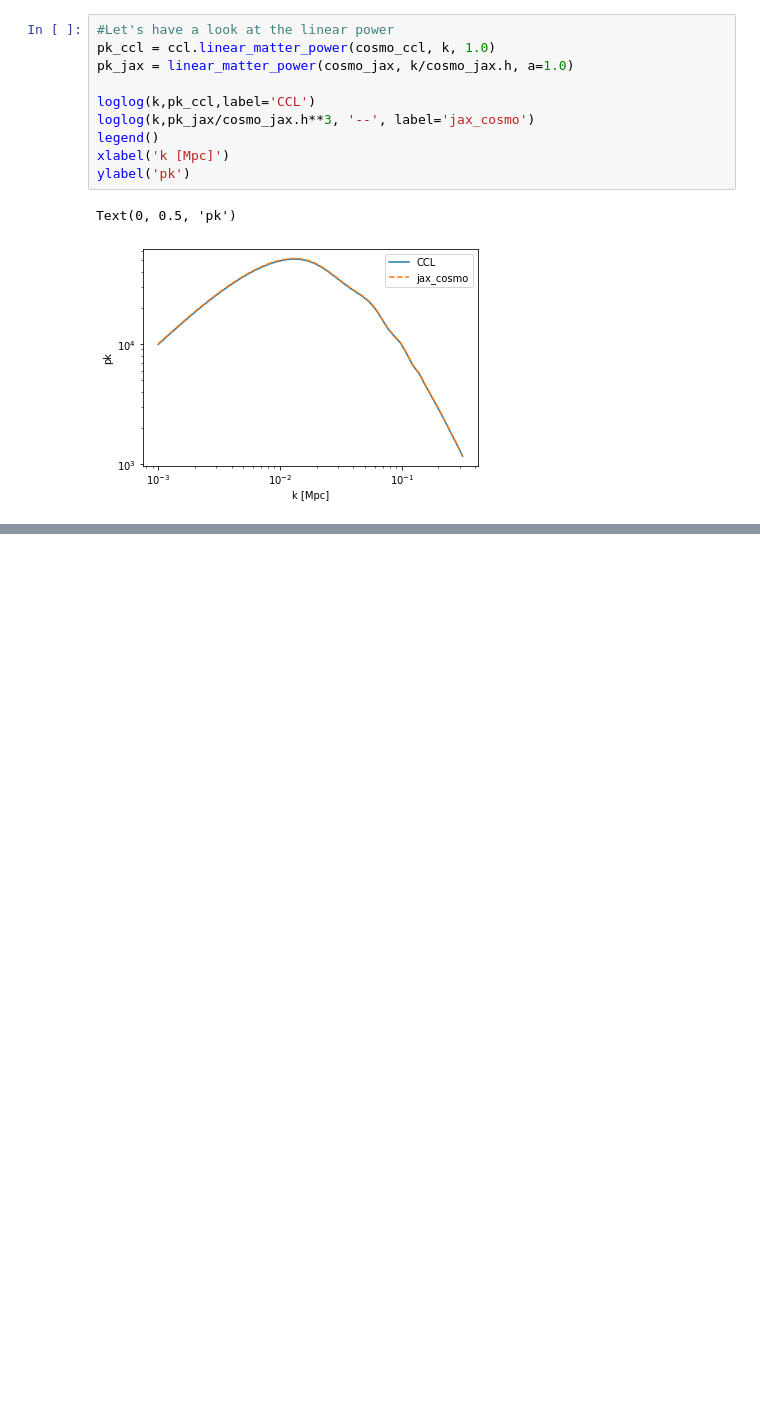
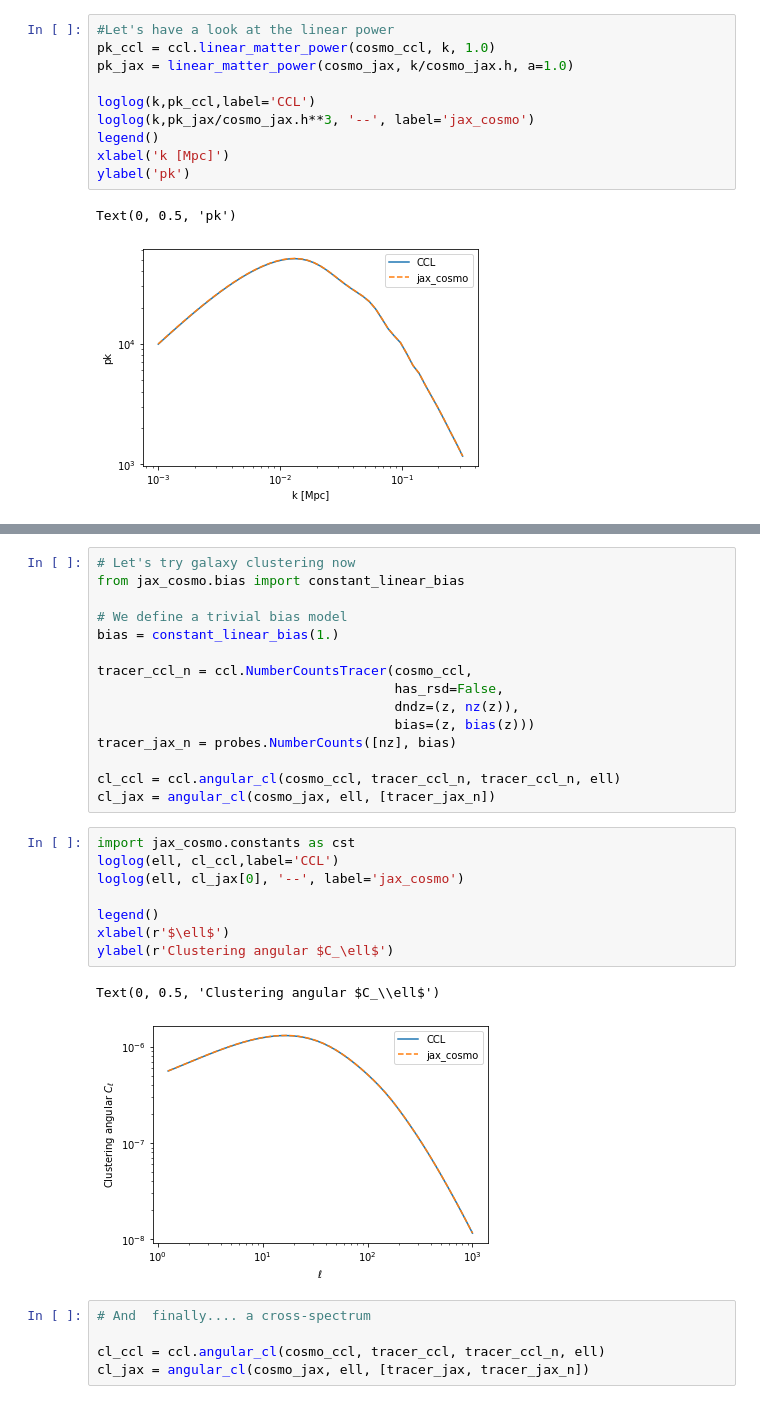
Before and after one commit to DifferentiableUniverseInitiative/jax_cosmo, a Jupyter notebook: notebooks/CCL_comparison.ipynb, the cells around one changed output, grey strips where cells are left out. Saved outputs shown, nothing was run; the diff lists cells and outputs as text; blank space fills up the shorter version.

```diff
--- a/notebooks/CCL_comparison.ipynb
+++ b/notebooks/CCL_comparison.ipynb
@@ -92,0 +130,31 @@ Text(0, 0.5, 'pk')
+# %%
+# Let's try galaxy clustering now
+from jax_cosmo.bias import constant_linear_bias
+
+# We define a trivial bias model
+bias = constant_linear_bias(1.)
+
+tracer_ccl_n = ccl.NumberCountsTracer(cosmo_ccl,
+                                      has_rsd=False,
+                                      dndz=(z, nz(z)),
+                                      bias=(z, bias(z)))
+tracer_jax_n = probes.NumberCounts([nz], bias)
+
+cl_ccl = ccl.angular_cl(cosmo_ccl, tracer_ccl_n, tracer_ccl_n, ell)
+cl_jax = angular_cl(cosmo_jax, ell, [tracer_jax_n])
+# %%
+import jax_cosmo.constants as cst
+loglog(ell, cl_ccl,label='CCL')
+loglog(ell, cl_jax[0], '--', label='jax_cosmo')
+
+legend()
+xlabel(r'$\ell$')
+ylabel(r'Clustering angular $C_\ell$')
+# %% [output]
+Text(0, 0.5, 'Clustering angular $C_\\ell$')
+[figure, added]
+# %%
+# And  finally.... a cross-spectrum
+
+cl_ccl = ccl.angular_cl(cosmo_ccl, tracer_ccl, tracer_ccl_n, ell)
+cl_jax = angular_cl(cosmo_jax, ell, [tracer_jax, tracer_jax_n])
```
Also changed, not shown: parts of 6 cells of this notebook.
